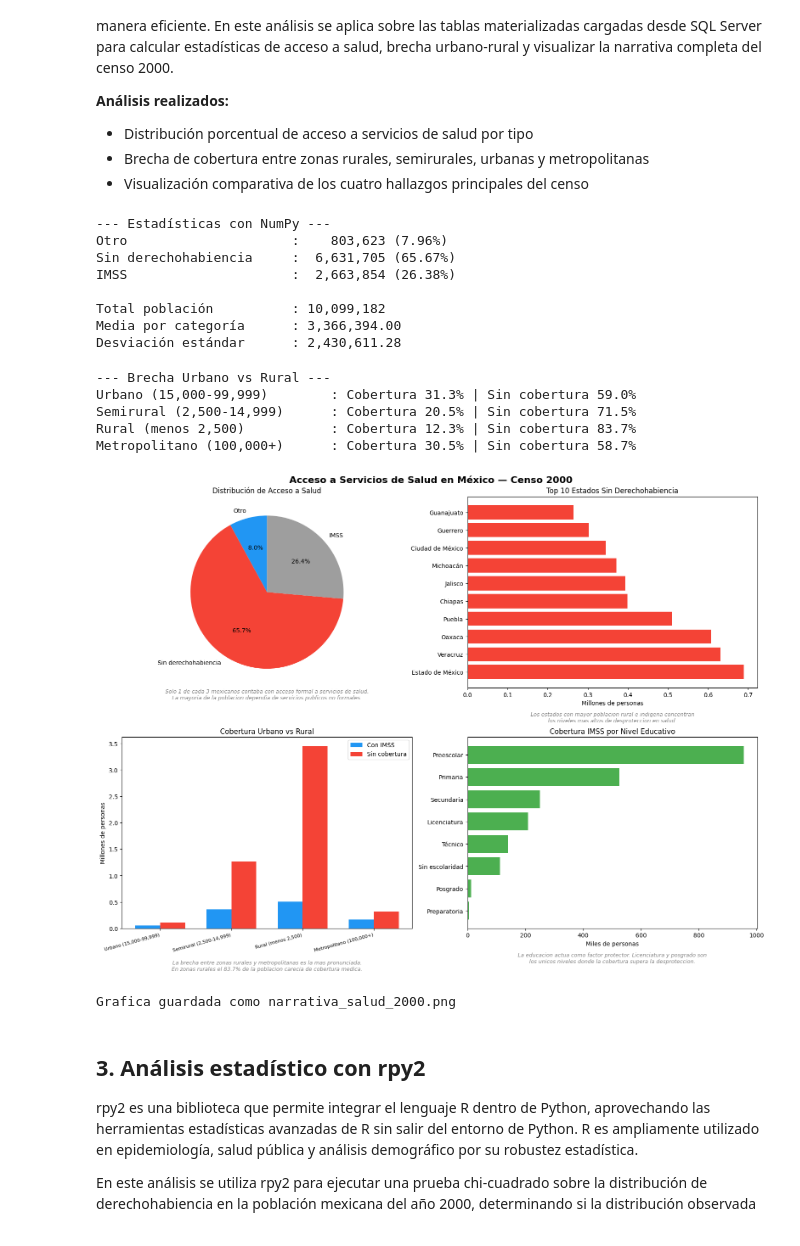
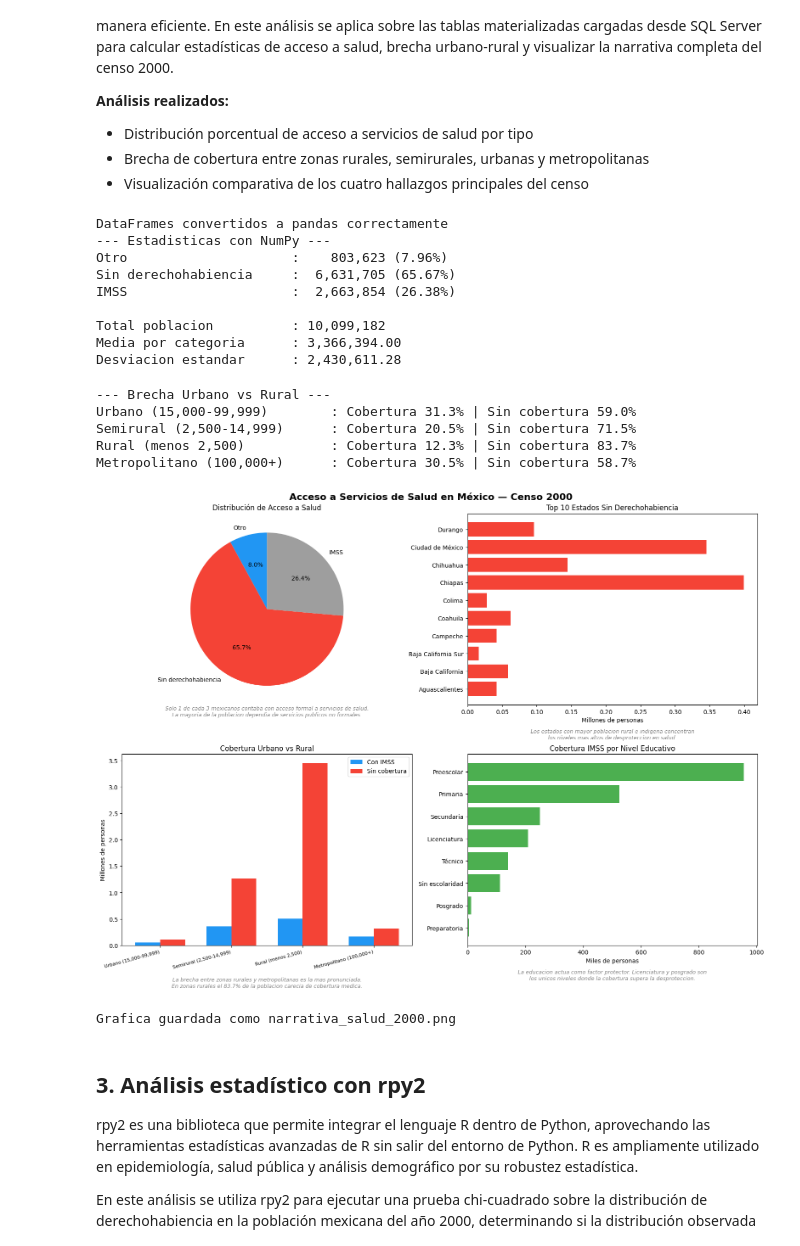
Before and after one commit to Carpuro/censo-salud-mexico-2000, a Jupyter notebook: notebooks/Actividad_Defunciones_SQL.ipynb, the cells around one changed output. Cells and saved outputs as stored; diff of their text form; code cells hidden in the pictures.

```diff
--- a/notebooks/Actividad_Defunciones_SQL.ipynb
+++ b/notebooks/Actividad_Defunciones_SQL.ipynb
@@ -245,30 +189,41 @@ a salud, brecha urbano-rural y visualizar la narrativa completa del censo 2000.
 - Brecha de cobertura entre zonas rurales, semirurales, urbanas y metropolitanas
 - Visualización comparativa de los cuatro hallazgos principales del censo
 # %%
-# Estadísticas de acceso a salud con NumPy
-totales = np.array(df_acceso['total'])
-servicios = np.array(df_acceso['tipo_servicio'])
+# Convertir de Spark a pandas para NumPy
+df_acceso_pd = df_acceso.toPandas()
+df_urbano_pd = df_urbano.toPandas()
+df_escolaridad_pd = df_escolaridad.toPandas()
+df_estados_pd = df_estados.toPandas()
+df_kpis_pd = df_kpis.toPandas()
+df_indigena_pd = df_indigena.toPandas()
+
+print('DataFrames convertidos a pandas correctamente')
+
+# Estadisticas de acceso a salud con NumPy
+totales = np.array(df_acceso_pd['total'])
+servicios = np.array(df_acceso_pd['tipo_servicio'])
 
 total_pob = np.sum(totales)
-print('--- Estadísticas con NumPy ---')
+print('--- Estadisticas con NumPy ---')
 for servicio, total in zip(servicios, totales):
     print(f'{servicio:<25}: {total:>10,} ({total/total_pob*100:.2f}%)')
 
-print(f'\nTotal población          : {total_pob:,}')
-print(f'Media por categoría      : {np.mean(totales):,.2f}')
-print(f'Desviación estándar      : {np.std(totales):,.2f}')
+print(f'\nTotal poblacion          : {total_pob:,}')
+print(f'Media por categoria      : {np.mean(totales):,.2f}')
+print(f'Desviacion estandar      : {np.std(totales):,.2f}')
 # %% [output]
---- Estadísticas con NumPy ---
+DataFrames convertidos a pandas correctamente
+--- Estadisticas con NumPy ---
 Otro                     :    803,623 (7.96%)
 Sin derechohabiencia     :  6,631,705 (65.67%)
 IMSS                     :  2,663,854 (26.38%)
 
-Total población          : 10,099,182
-Media por categoría      : 3,366,394.00
-Desviación estándar      : 2,430,611.28
+Total poblacion          : 10,099,182
+Media por categoria      : 3,366,394.00
+Desviacion estandar      : 2,430,611.28
 # %%
 # Análisis urbano vs rural con NumPy
-df_urbano_filtrado = df_urbano[~df_urbano['tipo_localidad'].str.contains('No especificado')].copy()
+df_urbano_filtrado = df_urbano_pd[~df_urbano_pd['tipo_localidad'].str.contains('No especificado')].copy()
 
 con_imss_urbano = np.array(df_urbano_filtrado['con_imss'])
 sin_derecho_urbano = np.array(df_urbano_filtrado['sin_derechohabiencia'])
@@ -292,7 +247,7 @@ fig.suptitle('Acceso a Servicios de Salud en México — Censo 2000', fontsize=1
 
 # 1. Pie chart - acceso general
 colores = ['#2196F3', '#F44336', '#9E9E9E']
-axes[0,0].pie(df_acceso['total'], labels=df_acceso['tipo_servicio'],
+axes[0,0].pie(df_acceso_pd['total'], labels=df_acceso_pd['tipo_servicio'],
               colors=colores, autopct='%1.1f%%', startangle=90)
 axes[0,0].set_title('Distribución de Acceso a Salud', fontsize=12)
 axes[0,0].text(0, -1.4,
@@ -301,7 +256,7 @@ axes[0,0].text(0, -1.4,
     ha='center', fontsize=9, color='gray', style='italic')
 
 # 2. Barras - top 10 estados sin cobertura
-top10 = df_estados.head(10)
+top10 = df_estados_pd.head(10)
 axes[0,1].barh(top10['nombre_estado'], top10['sin_derechohabiencia']/1e6, color='#F44336')
 axes[0,1].set_title('Top 10 Estados Sin Derechohabiencia', fontsize=12)
 axes[0,1].set_xlabel('Millones de personas')
@@ -311,38 +266,37 @@ axes[0,1].text(0.5, -0.18,
     transform=axes[0,1].transAxes, ha='center', fontsize=9, color='gray', style='italic')
 
 # 3. Barras agrupadas - urbano vs rural
-df_urbano_filtrado = df_urbano[~df_urbano['tipo_localidad'].str.contains('No especificado')].copy()
 x = np.arange(len(df_urbano_filtrado['tipo_localidad']))
 width = 0.35
 axes[1,0].bar(x - width/2, df_urbano_filtrado['con_imss']/1e6, width, label='Con IMSS', color='#2196F3')
 axes[1,0].bar(x + width/2, df_urbano_filtrado['sin_derechohabiencia']/1e6, width, label='Sin cobertura', color='#F44336')
 axes[1,0].set_xticks(x)
 axes[1,0].set_xticklabels(df_urbano_filtrado['tipo_localidad'], rotation=15, ha='right', fontsize=8)
 axes[1,0].set_title('Cobertura Urbano vs Rural', fontsize=12)
 axes[1,0].set_ylabel('Millones de personas')
 axes[1,0].legend()
 axes[1,0].text(0.5, -0.22,
     'La brecha entre zonas rurales y metropolitanas es la mas pronunciada.\n'
     'En zonas rurales el 83.7% de la poblacion carecia de cobertura medica.',
     transform=axes[1,0].transAxes, ha='center', fontsize=9, color='gray', style='italic')
 
 # 4. Barras - escolaridad vs cobertura
-df_esc_valid = df_escolaridad[df_escolaridad['nivel_educativo'] != 'No especificado'].copy()
+df_esc_valid = df_escolaridad_pd[df_escolaridad_pd['nivel_educativo'] != 'No especificado'].copy()
 df_esc_valid = df_esc_valid.sort_values('con_imss', ascending=True)
 axes[1,1].barh(df_esc_valid['nivel_educativo'], df_esc_valid['con_imss']/1e3, color='#4CAF50')
 axes[1,1].set_title('Cobertura IMSS por Nivel Educativo', fontsize=12)
 axes[1,1].set_xlabel('Miles de personas')
 axes[1,1].text(0.5, -0.18,
     'La educacion actua como factor protector. Licenciatura y posgrado son\n'
     'los unicos niveles donde la cobertura supera la desproteccion.',
     transform=axes[1,1].transAxes, ha='center', fontsize=9, color='gray', style='italic')
 
 plt.tight_layout()
 plt.savefig('narrativa_salud_2000.png', dpi=150, bbox_inches='tight')
 plt.show()
 print('Grafica guardada como narrativa_salud_2000.png')
 # %% [output]
-[figure, old version]
+[figure, new version]
 Grafica guardada como narrativa_salud_2000.png
 # %% [markdown]
 ## 3. Análisis estadístico con rpy2
```
Also changed, not shown: parts of 10 cells of this notebook, 2 other files.
